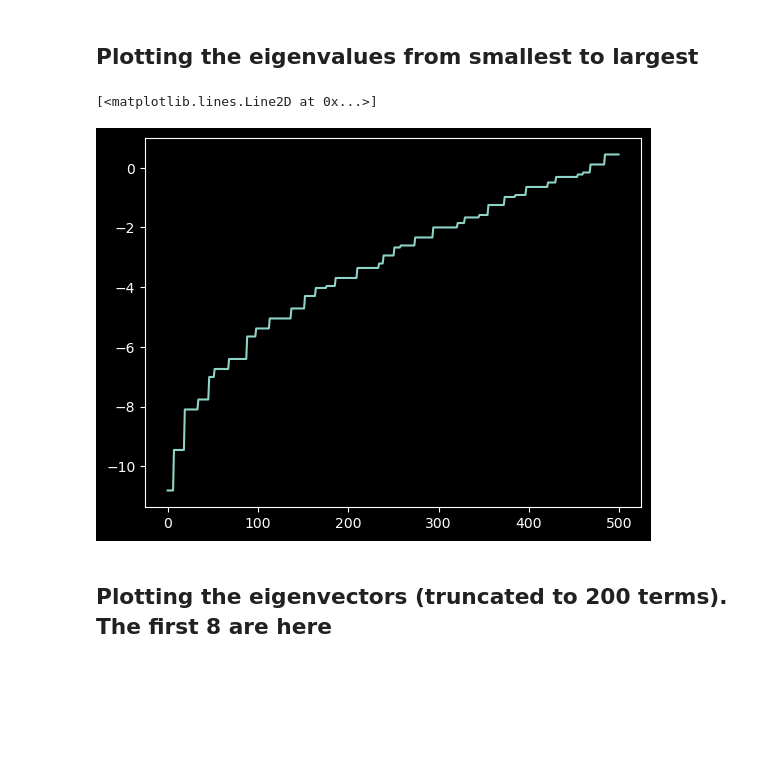
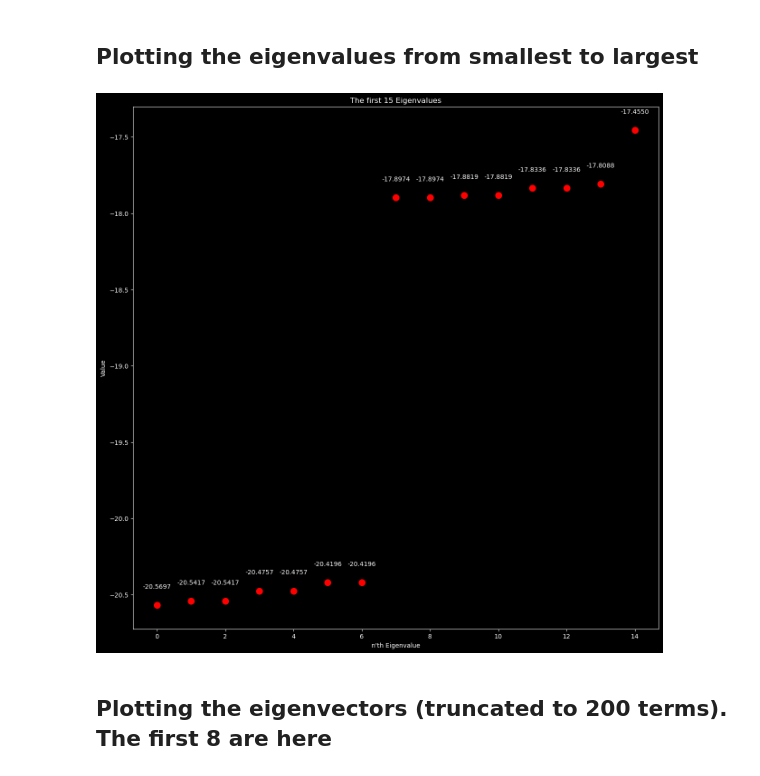
Before and after one commit to dcthecook/Many_Body_Theory, a Jupyter notebook: 2quantization.ipynb, the cells around one changed output. Drawn from its saved outputs; the diff is of its cells as text; code cells hidden in the pictures; blank space fills up the shorter version.

```diff
--- a/2quantization.ipynb
+++ b/2quantization.ipynb
@@ -100,16 +100,7 @@ cdef print_state(bstate instate):
     print("\nstate sites =",instate.size,"\nnorm constant in front of state =",instate.norm_const)
 
 
-cdef void copy_to(bstate selection, bstate target) nogil:
-    cdef int i
-    for i in range(selection.size):
-        target.state[i] = selection.state[i]
 
-cdef void apply_zero(bstate instate) nogil:
-    cdef int i
-    for i in range(instate.size):
-        instate.state[i] = 0
-        instate.norm_const = 1.
 
 ##
 @cython.boundscheck(False)
@@ -213,7 +204,7 @@ cdef bstate apply_annahilator(bstate in_state, int site) nogil:
     return aresult
 
 ##
-cdef bstate number_operator(bstate in_state, int site) nogil:
+cdef bstate number_operator(bstate in_state, int site, int power) nogil:
     #index = site-1
     cdef bstate nresult
     nresult.size = in_state.size
@@ -221,7 +212,7 @@ cdef bstate number_operator(bstate in_state, int site) nogil:
     for i in range(in_state.size):
         nresult.state[i] = in_state.state[i]
     nresult.state[site-1] = in_state.state[site-1]
-    nresult.norm_const = <double>nresult.state[site-1]
+    nresult.norm_const = <double>(nresult.state[site-1]**power)
     return nresult
 
 ##
@@ -251,12 +242,14 @@ cdef double contract_states(bstate state1, bstate state2) nogil:
 
 
 ##
-cpdef no_interaction_boson_gas(int bosons, int sites, double t):
+cpdef interacting_boson_gas(int bosons, int sites, double t, double U, double nu):
     cdef int h_size = bosonic_basis_size(bosons, sites)
     cdef bstate* basis = ordered_basis(bosons, sites)
     cdef bstate tmp_state1  #troubleshoot purposes
     cdef bstate tmp_state2
     cdef bstate tmp_state3
+    cdef bstate tmp_state4
+    cdef bstate tmp_state5
     cdef int i, j, k
     cdef double matrix_element
 
@@ -267,12 +260,21 @@ cpdef no_interaction_boson_gas(int bosons, int sites, double t):
             for k in range(sites):
                 tmp_state1 = (apply_creator((apply_annahilator(basis[j], (k+1)%sites+1)), (k)%sites+1))
                 tmp_state2 = (apply_annahilator((apply_creator(basis[j], (k+1)%sites+1)), (k)%sites+1))
+                tmp_state3 = (number_operator(basis[j], k+1, 2))
+                tmp_state4 = (number_operator(basis[j], k+1, 1))
+                tmp_state5 = (number_operator(basis[j], k+1, 1))
                 Matrix[i][j] = \
                 Matrix[i][j] +\
                 t*contract_states(basis[i], tmp_state1) +\
-                t*contract_states(basis[i], tmp_state2)
+                t*contract_states(basis[i], tmp_state2) +\
+                U*0.5*contract_states(basis[i], tmp_state3) +\
+                U*0.5*contract_states(basis[i], tmp_state4) +\
+                nu*contract_states(basis[i], tmp_state5)
                 free(tmp_state1.state)
                 free(tmp_state2.state)
+                free(tmp_state3.state)
+                free(tmp_state4.state)
+                free(tmp_state5.state)
 
     for i in range(h_size):
         free_bosons(basis[i])
@@ -329,4 +331,7 @@ plt.style.use('dark_background')
 #####################
 #####################
 
-ham = no_interaction_boson_gas(6, 7, 1)
+ham = interacting_boson_gas(6, 7, 1, -1, 0.5)
+space_size = basis_size_python(6,7)
+print("\nsize of basis for 6 Bosons in 7 lattice Sites is:", space_size)
+print("\nthe hopping term t is set to 1, the interaction Potential U at -1, the chemical potential at 0.5")
@@ -349,10 +358,18 @@ eigenvalues, eigenvectors = sp.sparse.linalg.eigsh(sparse_ham, k=k, which='SA')
 # %% [markdown]
 ## Plotting the eigenvalues from smallest to largest
 # %%
-plt.plot(eigenvalues)
+plt.figure(figsize = (15, 15))
+plt.plot(eigenvalues[:15], 'o', markersize=10, color='red')
+plt.xlabel("n'th Eigenvalue")
+plt.ylabel("Value")
+plt.title("The first 15 Eigenvalues")
+
+for i in range(15):
+    plt.text(i, eigenvalues[i]+0.1, "{:.4f}".format((eigenvalues[i])), ha='center', va='bottom')
+
+plt.show()
 # %% [output]
-[<matplotlib.lines.Line2D at 0x...>]
-[figure, old version]
+[figure, new version]
 # %% [markdown]
 ## Plotting the eigenvectors (truncated to 200 terms). The first 8 are here
 # %%
```
Also changed, not shown: parts of 3 cells of this notebook.
